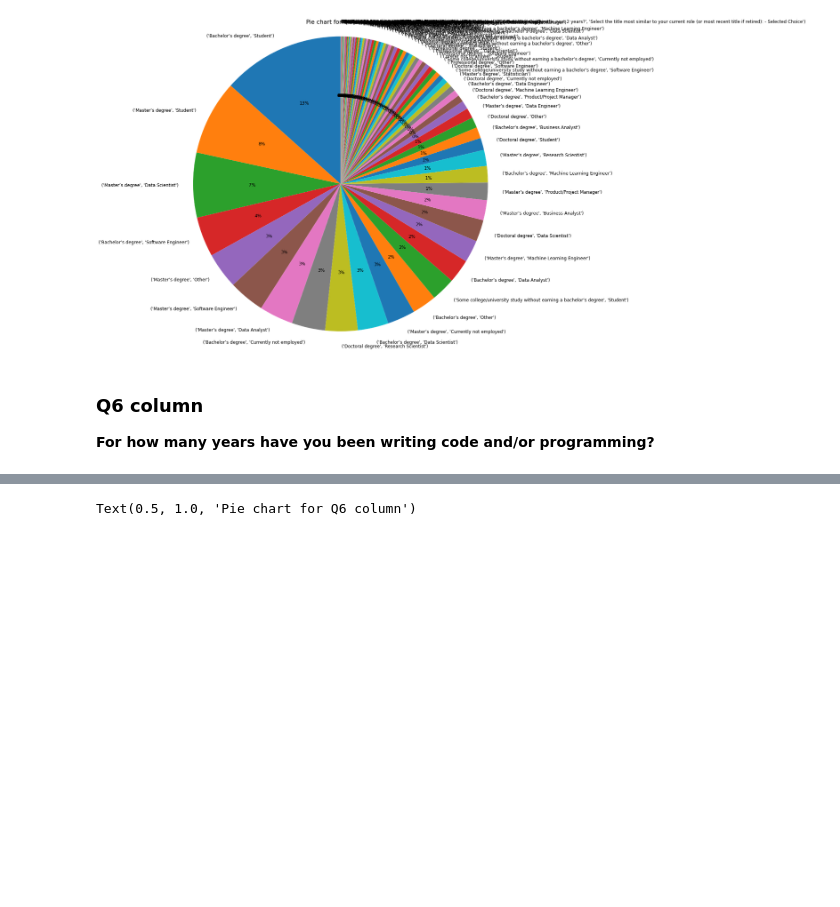
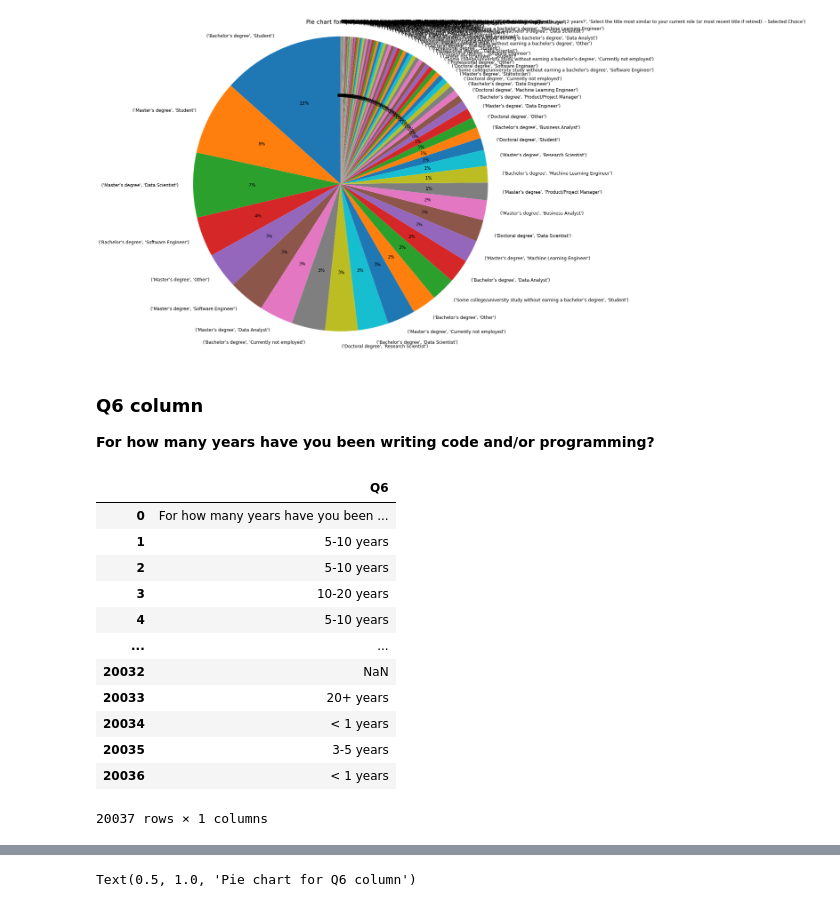
Before and after one commit to taeilkeemm/for-data-study, a Jupyter notebook: 01_04_Kaggle_Survey_EDA(220113).ipynb, the cells around one changed output, grey strips where cells are left out. Saved outputs shown, nothing was run; the diff lists cells and outputs as text; code cells hidden in the pictures; blank space fills up the shorter version.

```diff
--- a/01_04_Kaggle_Survey_EDA(220113).ipynb
+++ b/01_04_Kaggle_Survey_EDA(220113).ipynb
@@ -96,6 +95,21 @@ Text(0.5, 1.0, 'Pie chart for Q4 column')
 **For how many years have you been writing code and/or programming?**
 # %%
 Q6 = df[['Q6']]
+Q6
+# %% [output]
+|  | Q6 |
+| 0 | For how many years have you been ... |
+| 1 | 5-10 years |
+| 2 | 5-10 years |
+| 3 | 10-20 years |
+| 4 | 5-10 years |
+| ... | ... |
+| 20032 | NaN |
+| 20033 | 20+ years |
+| 20034 | < 1 years |
+| 20035 | 3-5 years |
+| 20036 | < 1 years |
+20037 rows × 1 columns
 # %%
 plt.figure(figsize=(12, 16))
 plt.hist(Q6)
```
Also changed, not shown: parts of 6 cells of this notebook.
